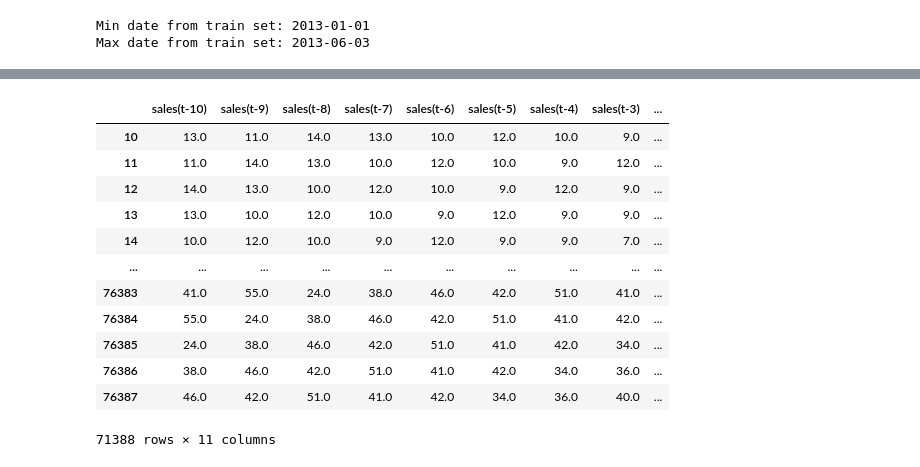
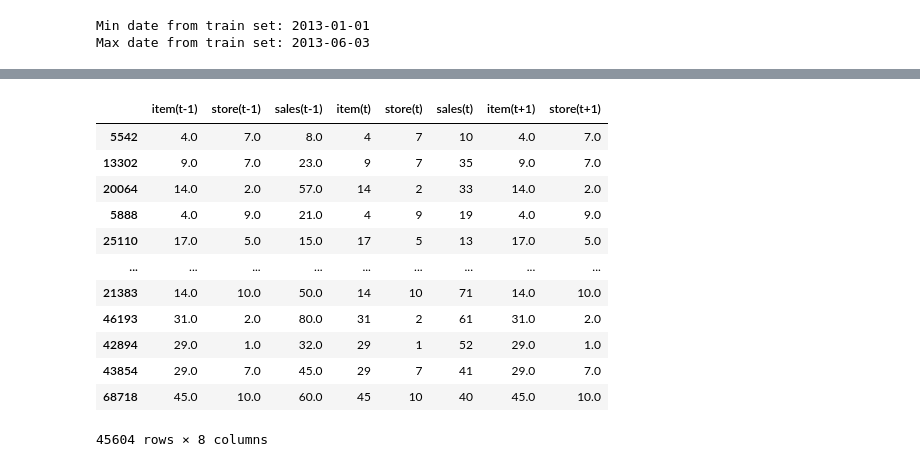
Before and after one commit to ECruz25/cross-entropy-services, a Jupyter notebook: Time Series.ipynb, the cells around one changed output, grey strips where cells are left out. Saved outputs shown, nothing was run; the diff lists cells and outputs as text; code cells hidden in the pictures.

```diff
--- a/Time Series.ipynb
+++ b/Time Series.ipynb
@@ -169,19 +227,19 @@ Validation set shape (28556, 11, 1)
-# %%
-series
-# %% [output]
-|  | sales(t-10) | sales(t-9) | sales(t-8) | sales(t-7) | sales(t-6) | sales(t-5) | sales(t-4) | sales(t-3) | ... |
-| 10 | 13.0 | 11.0 | 14.0 | 13.0 | 10.0 | 12.0 | 10.0 | 9.0 | ... |
-| 11 | 11.0 | 14.0 | 13.0 | 10.0 | 12.0 | 10.0 | 9.0 | 12.0 | ... |
-| 12 | 14.0 | 13.0 | 10.0 | 12.0 | 10.0 | 9.0 | 12.0 | 9.0 | ... |
-| 13 | 13.0 | 10.0 | 12.0 | 10.0 | 9.0 | 12.0 | 9.0 | 9.0 | ... |
-| 14 | 10.0 | 12.0 | 10.0 | 9.0 | 12.0 | 9.0 | 9.0 | 7.0 | ... |
-| ... | ... | ... | ... | ... | ... | ... | ... | ... | ... |
-| 76383 | 41.0 | 55.0 | 24.0 | 38.0 | 46.0 | 42.0 | 51.0 | 41.0 | ... |
-| 76384 | 55.0 | 24.0 | 38.0 | 46.0 | 42.0 | 51.0 | 41.0 | 42.0 | ... |
-| 76385 | 24.0 | 38.0 | 46.0 | 42.0 | 51.0 | 41.0 | 42.0 | 34.0 | ... |
-| 76386 | 38.0 | 46.0 | 42.0 | 51.0 | 41.0 | 42.0 | 34.0 | 36.0 | ... |
-| 76387 | 46.0 | 42.0 | 51.0 | 41.0 | 42.0 | 34.0 | 36.0 | 40.0 | ... |
-71388 rows × 11 columns
+# %%
+X_train
+# %% [output]
+|  | item(t-1) | store(t-1) | sales(t-1) | item(t) | store(t) | sales(t) | item(t+1) | store(t+1) |
+| 5542 | 4.0 | 7.0 | 8.0 | 4 | 7 | 10 | 4.0 | 7.0 |
+| 13302 | 9.0 | 7.0 | 23.0 | 9 | 7 | 35 | 9.0 | 7.0 |
+| 20064 | 14.0 | 2.0 | 57.0 | 14 | 2 | 33 | 14.0 | 2.0 |
+| 5888 | 4.0 | 9.0 | 21.0 | 4 | 9 | 19 | 4.0 | 9.0 |
+| 25110 | 17.0 | 5.0 | 15.0 | 17 | 5 | 13 | 17.0 | 5.0 |
+| ... | ... | ... | ... | ... | ... | ... | ... | ... |
+| 21383 | 14.0 | 10.0 | 50.0 | 14 | 10 | 71 | 14.0 | 10.0 |
+| 46193 | 31.0 | 2.0 | 80.0 | 31 | 2 | 61 | 31.0 | 2.0 |
+| 42894 | 29.0 | 1.0 | 32.0 | 29 | 1 | 52 | 29.0 | 1.0 |
+| 43854 | 29.0 | 7.0 | 45.0 | 29 | 7 | 41 | 29.0 | 7.0 |
+| 68718 | 45.0 | 10.0 | 60.0 | 45 | 10 | 40 | 45.0 | 10.0 |
+45604 rows × 8 columns
 # %%
 Y_train
 # %% [output]
```
Also changed, not shown: parts of 33 cells of this notebook, 11 other files.
